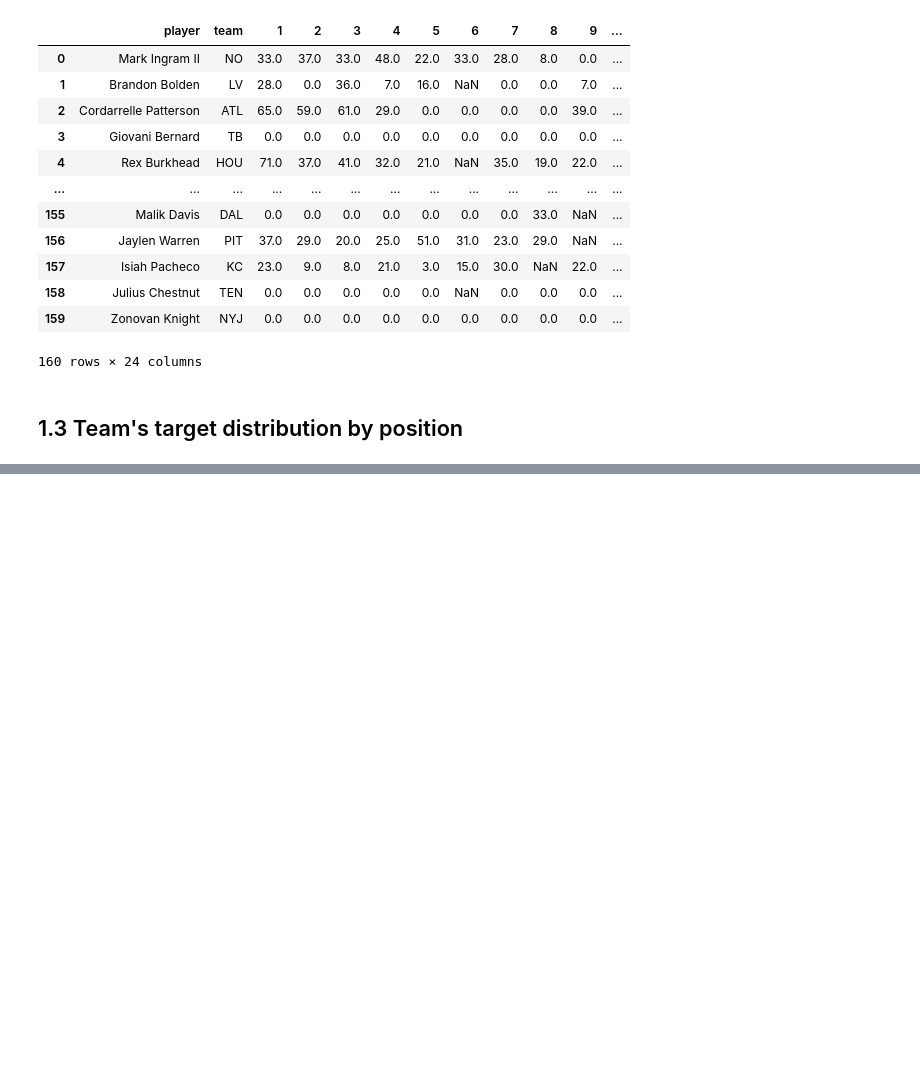
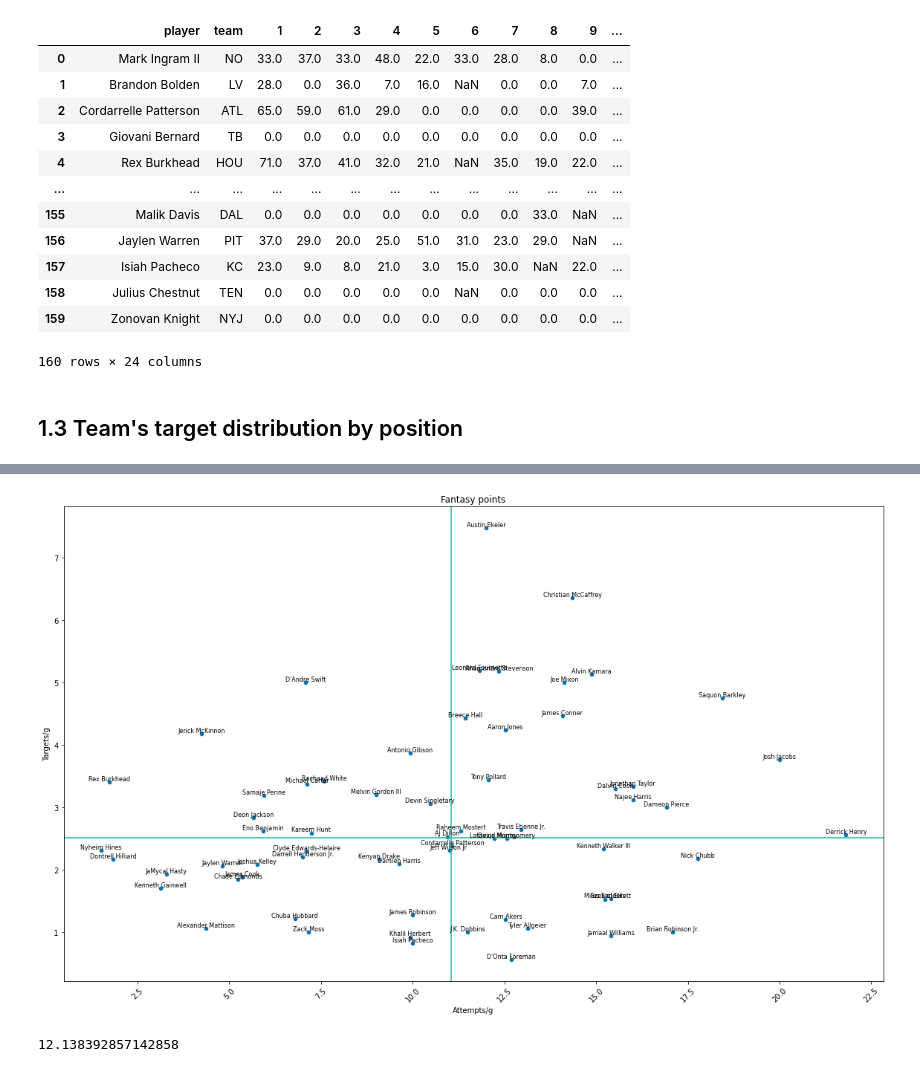
Before and after one commit to kevinmiguel97/Fantasy-Football-, a Jupyter notebook: Notebook.ipynb, the cells around one changed output, grey strips where cells are left out. Cells and saved outputs as stored; diff of their text form; code cells hidden in the pictures; blank space fills up the shorter version.

```diff
--- a/Notebook.ipynb
+++ b/Notebook.ipynb
@@ -269,0 +466,30 @@ df_rb_22
+# %%
+df_plot = df_rb_22.head(64)
+
+df_plot['att/g'] = df_plot['att'] / df_plot['g']
+
+df_plot['tgt/g'] = df_plot['tgt'] / df_plot['g']
+
+# Plot
+plt.figure(figsize=(16, 10))
+plt.xticks(rotation=45)
+plt.title('Fantasy points')
+sns.scatterplot(data=df_plot, x='att/g', y='tgt/g')
+plt.axhline(y=df_plot['tgt/g'].median(), color = 'lightseagreen', label='Mean submisisons')
+plt.axvline(x=df_plot['att/g'].median(), color = 'lightseagreen', label='Mean submisisons')
+plt.ylabel('Targets/g')
+plt.xlabel('Attempts/g')
+
+# Annotate each point with player name
+for i, row in df_plot.iterrows():
+    plt.text(row['att/g'], row['tgt/g'], row['player'], fontsize=8, va='bottom', ha='center', rotation=0)
+
+plt.tight_layout()  # To prevent overlapping annotations
+
+plt.show()
+# %% [output]
+[figure, added]
+# %%
+df_plot['att/g'].()
+# %% [output]
+12.138392857142858
```
Also changed, not shown: parts of 20 cells of this notebook.
